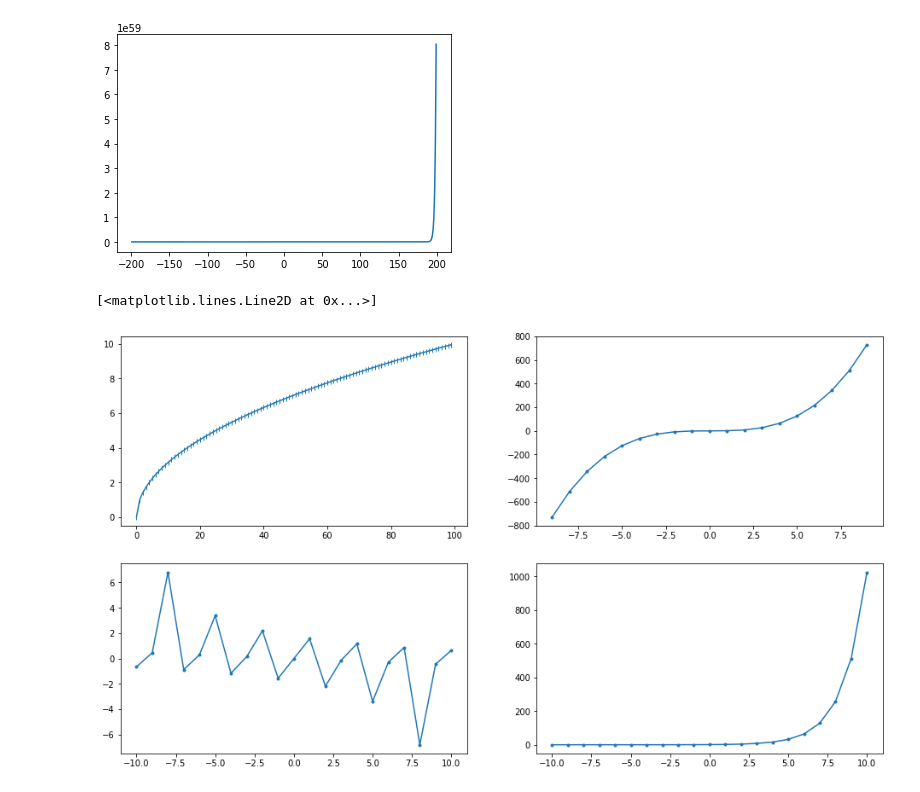
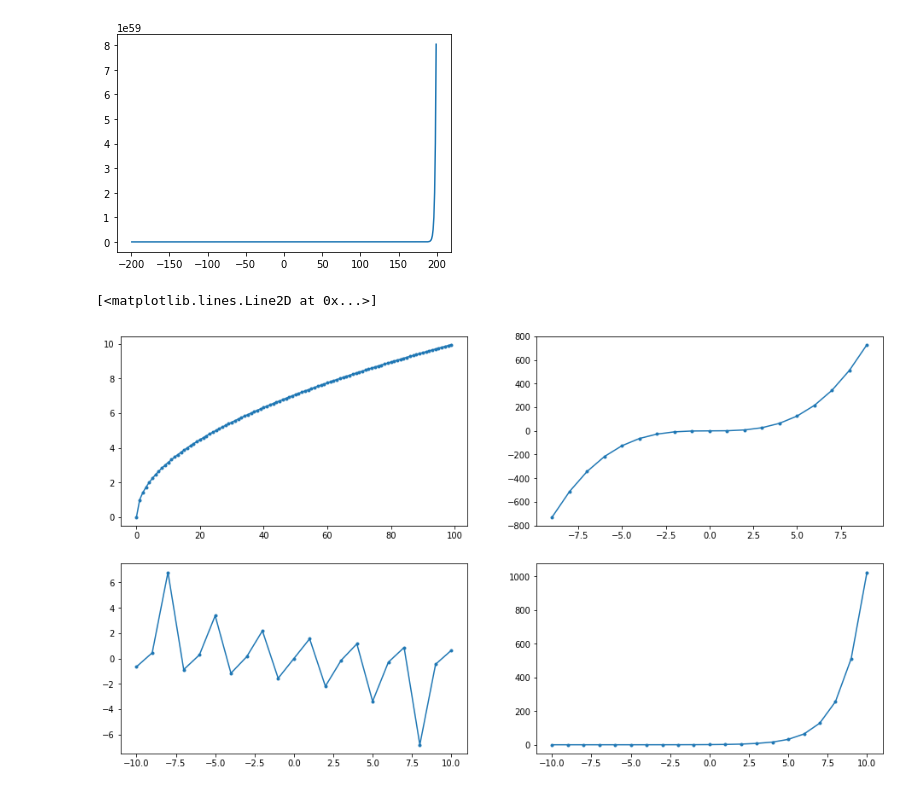
Before and after one commit to aleclhartman/python-exercises, a Jupyter notebook: 4.8.2_matplotlib_exercises.ipynb, the cells around one changed output. Cells and saved outputs as stored; diff of their text form; code cells hidden in the pictures.

```diff
--- a/4.8.2_matplotlib_exercises.ipynb
+++ b/4.8.2_matplotlib_exercises.ipynb
@@ -48,25 +47,25 @@ plt.plot(x, y)
 # %%
 plt.figure(figsize=(16, 9))
 
 plt.subplot(2, 2, 1)
 x = range(0,100)
 y = [x**.5 for x in x]
-plt.plot(x, y, marker="|")
+plt.plot(x, y, marker=".")
 
 plt.subplot(2, 2, 2)
 x = range(-9,10)
 y = [x**3 for x in x]
 plt.plot(x, y, marker=".")
 
 plt.subplot(2, 2, 3)
 x = range(-10,11)
 y = [math.tan(x) for x in x]
 plt.plot(x, y, marker=".")
 
 plt.subplot(2, 2, 4)
 x = range(-10,11)
 y = [2**x for x in x]
 plt.plot(x, y, marker=".")
 # %% [output]
 [<matplotlib.lines.Line2D at 0x...>]
-[figure, old version]
+[figure, new version]
```
Also changed, not shown: parts of 3 cells of this notebook.
